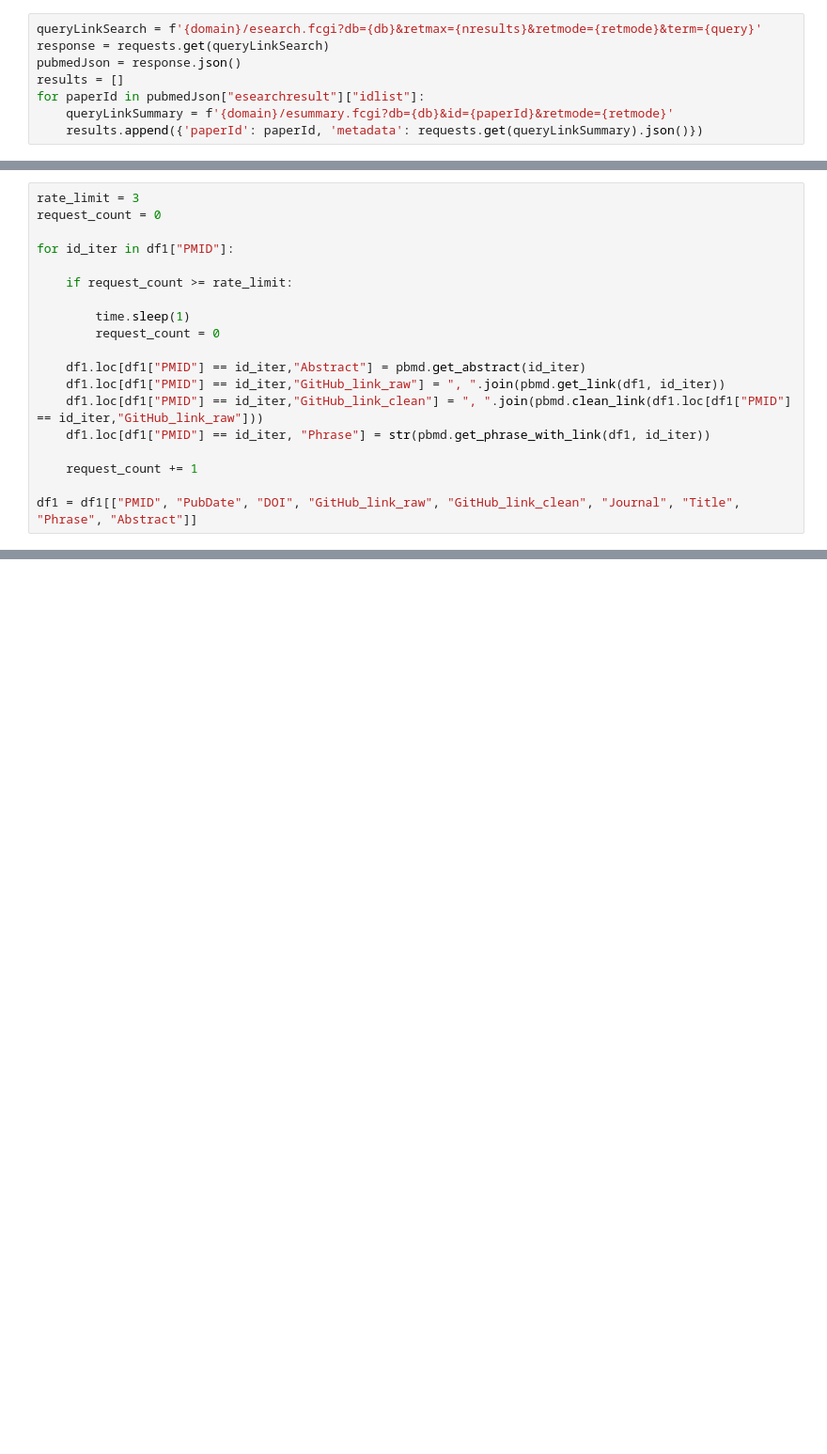
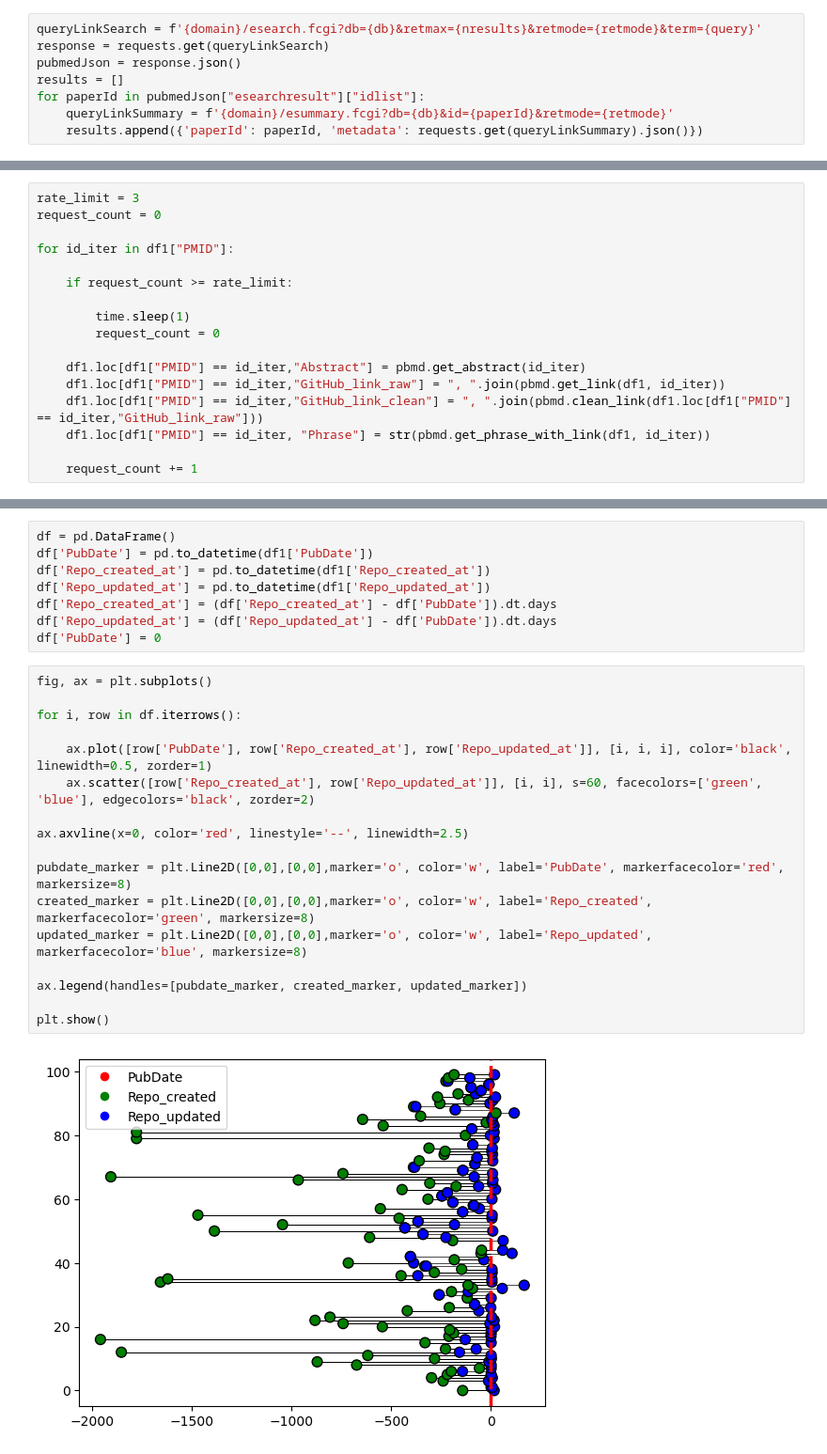
Before and after one commit to zhukovanadezhda/bioinformatics-software, a Jupyter notebook: pubmed_api.ipynb, the cells around one changed output, grey strips where cells are left out. Shown at 94% size. Drawn from its saved outputs; the diff is of its cells as text; blank space fills up the shorter version.

Commit message:
added graph

```diff
--- a/pubmed_api.ipynb
+++ b/pubmed_api.ipynb
@@ -79,5 +62,3 @@ for id_iter in df1["PMID"]:
     df1.loc[df1["PMID"] == id_iter, "Phrase"] = str(pbmd.get_phrase_with_link(df1, id_iter))
 
     request_count += 1
-
-df1 = df1[["PMID", "PubDate", "DOI", "GitHub_link_raw", "GitHub_link_clean", "Journal", "Title", "Phrase", "Abstract"]]
@@ -150,0 +110,27 @@ df1[["PMID", "PubDate", "Repo_created_at", "Repo_updated_at", "DOI", "GitHub_lin
+# %%
+df = pd.DataFrame()
+df['PubDate'] = pd.to_datetime(df1['PubDate'])
+df['Repo_created_at'] = pd.to_datetime(df1['Repo_created_at'])
+df['Repo_updated_at'] = pd.to_datetime(df1['Repo_updated_at'])
+df['Repo_created_at'] = (df['Repo_created_at'] - df['PubDate']).dt.days
+df['Repo_updated_at'] = (df['Repo_updated_at'] - df['PubDate']).dt.days
+df['PubDate'] = 0
+# %%
+fig, ax = plt.subplots()
+
+for i, row in df.iterrows():
+
+    ax.plot([row['PubDate'], row['Repo_created_at'], row['Repo_updated_at']], [i, i, i], color='black', linewidth=0.5, zorder=1)
+    ax.scatter([row['Repo_created_at'], row['Repo_updated_at']], [i, i], s=60, facecolors=['green', 'blue'], edgecolors='black', zorder=2)
+
+ax.axvline(x=0, color='red', linestyle='--', linewidth=2.5)
+
+pubdate_marker = plt.Line2D([0,0],[0,0],marker='o', color='w', label='PubDate', markerfacecolor='red', markersize=8)
+created_marker = plt.Line2D([0,0],[0,0],marker='o', color='w', label='Repo_created', markerfacecolor='green', markersize=8)
+updated_marker = plt.Line2D([0,0],[0,0],marker='o', color='w', label='Repo_updated', markerfacecolor='blue', markersize=8)
+
+ax.legend(handles=[pubdate_marker, created_marker, updated_marker])
+
+plt.show()
+# %% [output]
+[figure, added]
```
Also changed, not shown: parts of 9 cells of this notebook, 1 other file.
